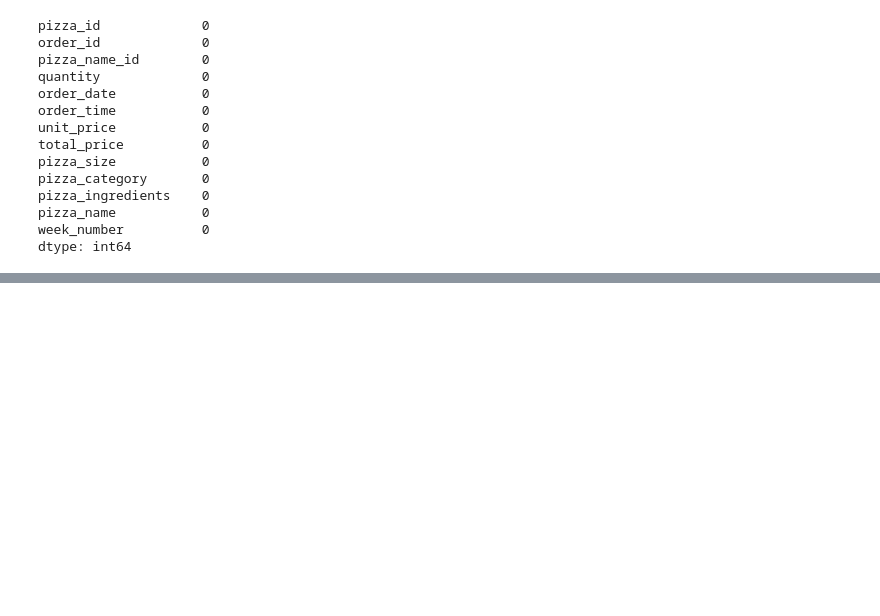
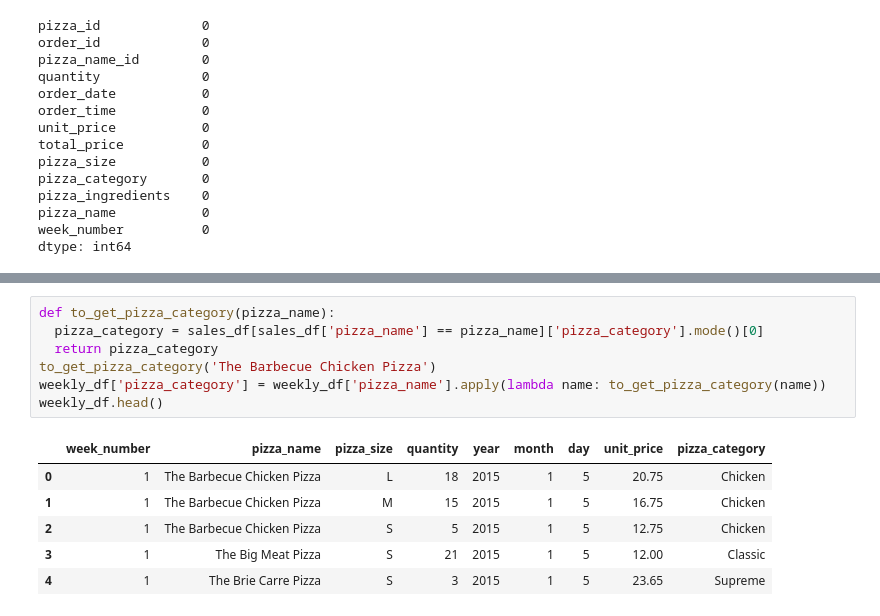
Before and after one commit to Prakash-Kani/Ingredient-Procurement-Prediction-for-Pizza-Shops, a Jupyter notebook: Preprocessing.ipynb, the cells around one changed output, grey strips where cells are left out. Drawn from its saved outputs; the diff is of its cells as text; blank space fills up the shorter version.

```diff
--- a/Preprocessing.ipynb
+++ b/Preprocessing.ipynb
@@ -137,0 +200,14 @@ dtype: int64
+# %%
+def to_get_pizza_category(pizza_name):
+  pizza_category = sales_df[sales_df['pizza_name'] == pizza_name]['pizza_category'].mode()[0]
+  return pizza_category
+to_get_pizza_category('The Barbecue Chicken Pizza')
+weekly_df['pizza_category'] = weekly_df['pizza_name'].apply(lambda name: to_get_pizza_category(name))
+weekly_df.head()
+# %% [output]
+|  | week_number | pizza_name | pizza_size | quantity | year | month | day | unit_price | pizza_category |
+| 0 | 1 | The Barbecue Chicken Pizza | L | 18 | 2015 | 1 | 5 | 20.75 | Chicken |
+| 1 | 1 | The Barbecue Chicken Pizza | M | 15 | 2015 | 1 | 5 | 16.75 | Chicken |
+| 2 | 1 | The Barbecue Chicken Pizza | S | 5 | 2015 | 1 | 5 | 12.75 | Chicken |
+| 3 | 1 | The Big Meat Pizza | S | 21 | 2015 | 1 | 5 | 12.00 | Classic |
+| 4 | 1 | The Brie Carre Pizza | S | 3 | 2015 | 1 | 5 | 23.65 | Supreme |
```
Also changed, not shown: parts of 6 cells of this notebook.
